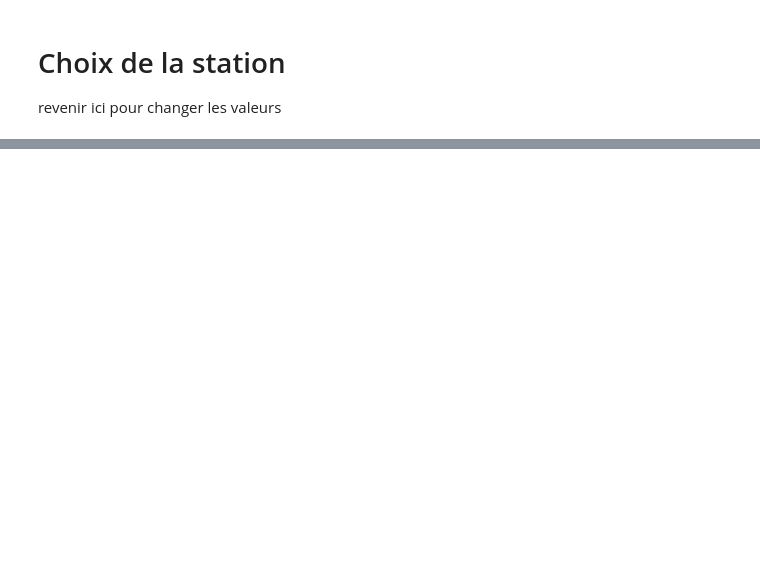
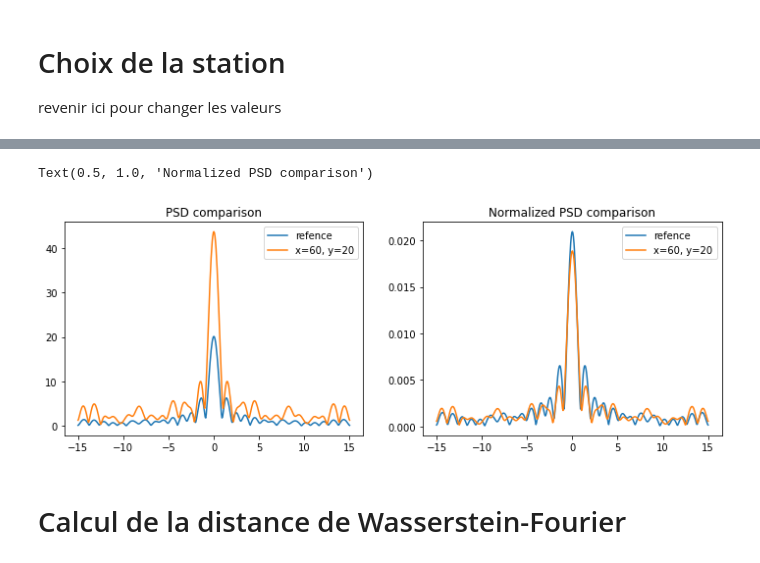
Before and after one commit to ZoeMontbroussous/Similarity-Measure-in-Time-Series, a Jupyter notebook: Mesure de similarité séries temporelles.ipynb, the cells around one changed output, grey strips where cells are left out. Cells and saved outputs as stored; diff of their text form; code cells hidden in the pictures; blank space fills up the shorter version.

```diff
--- a/Mesure de similarité séries temporelles.ipynb
+++ b/Mesure de similarité séries temporelles.ipynb
@@ -304,0 +269,28 @@ Text(0, 0.5, 'Wasserstein Distance')
+# %%
+n = 501
+frequencies = np.linspace(-15,15,n)
+
+PSD = SPM_BH.dataToPSD(frequencies)
+# %%
+x,y = [60,20]
+psd_ref = PSD[SPM_BH.ref[0],SPM_BH.ref[1],:]
+psd     = PSD[x,y]
+
+npsd_ref = psd_ref/np.sum(psd_ref)
+npsd     = psd/np.sum(psd)
+
+fig,axs = plt.subplots(1,2,figsize=(12,4))
+axs[0].plot(frequencies,psd_ref,label='refence')
+axs[0].plot(frequencies,psd,label='x=%i, y=%i' %(x,y))
+axs[0].legend()
+axs[0].set_title('PSD comparison')
+
+axs[1].plot(frequencies,npsd_ref,label='refence')
+axs[1].plot(frequencies,npsd,label='x=%i, y=%i' %(x,y))
+axs[1].legend()
+axs[1].set_title('Normalized PSD comparison')
+# %% [output]
+Text(0.5, 1.0, 'Normalized PSD comparison')
+[figure, added]
+# %% [markdown]
+# Calcul de la distance de Wasserstein-Fourier
```
Also changed, not shown: parts of 42 cells of this notebook.
